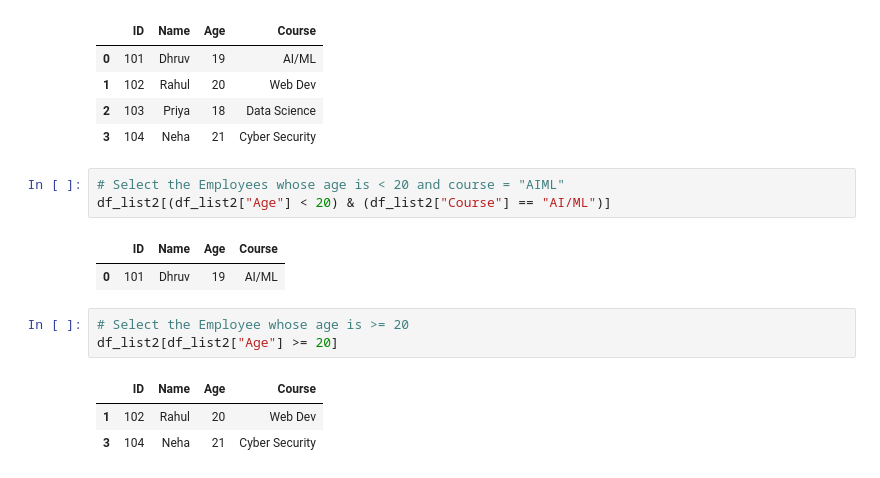
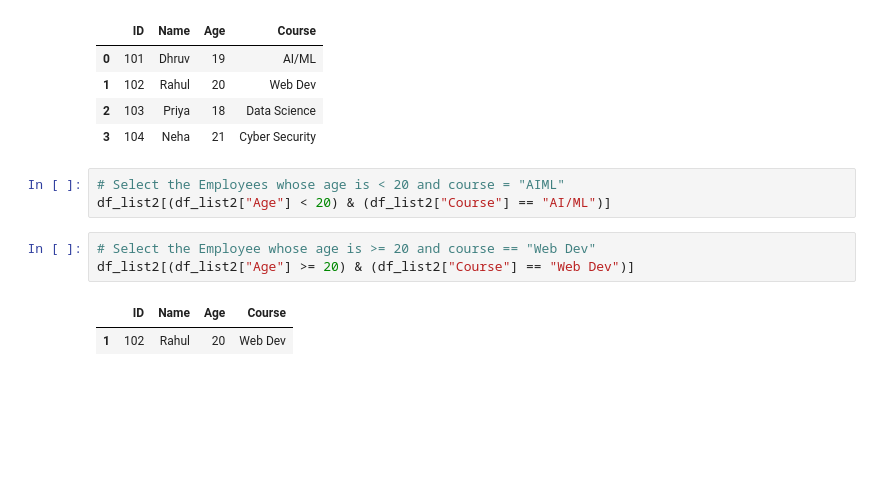
Before and after one commit to dhruv-workspace/Data-Science, a Jupyter notebook: Pandas/pandas-fundamentals.ipynb, the cells around one changed output. Cells and saved outputs as stored; diff of their text form; blank space fills up the shorter version.

```diff
--- a/Pandas/pandas-fundamentals.ipynb
+++ b/Pandas/pandas-fundamentals.ipynb
@@ -156,16 +156,12 @@ df_list2
 | 1 | 102 | Rahul | 20 | Web Dev |
 | 2 | 103 | Priya | 18 | Data Science |
 | 3 | 104 | Neha | 21 | Cyber Security |
-# %%
-# Select the Employees whose age is < 20 and course = "AIML"
-df_list2[(df_list2["Age"] < 20) & (df_list2["Course"] == "AI/ML")]
-# %% [output]
-|  | ID | Name | Age | Course |
-| 0 | 101 | Dhruv | 19 | AI/ML |
+# %%
+# Select the Employees whose age is < 20 and course = "AIML"
+df_list2[(df_list2["Age"] < 20) & (df_list2["Course"] == "AI/ML")]
 # %%
-# Select the Employee whose age is >= 20
-df_list2[df_list2["Age"] >= 20]
+# Select the Employee whose age is >= 20 and course == "Web Dev"
+df_list2[(df_list2["Age"] >= 20) & (df_list2["Course"] == "Web Dev")]
 # %% [output]
 |  | ID | Name | Age | Course |
 | 1 | 102 | Rahul | 20 | Web Dev |
-| 3 | 104 | Neha | 21 | Cyber Security |
```
Also changed, not shown: parts of 14 cells of this notebook.
